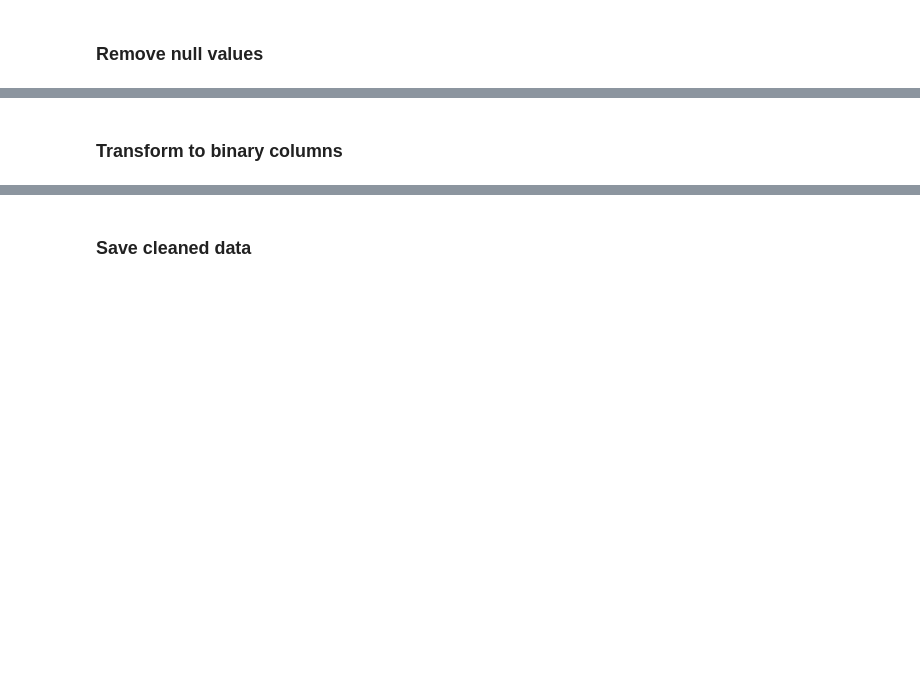
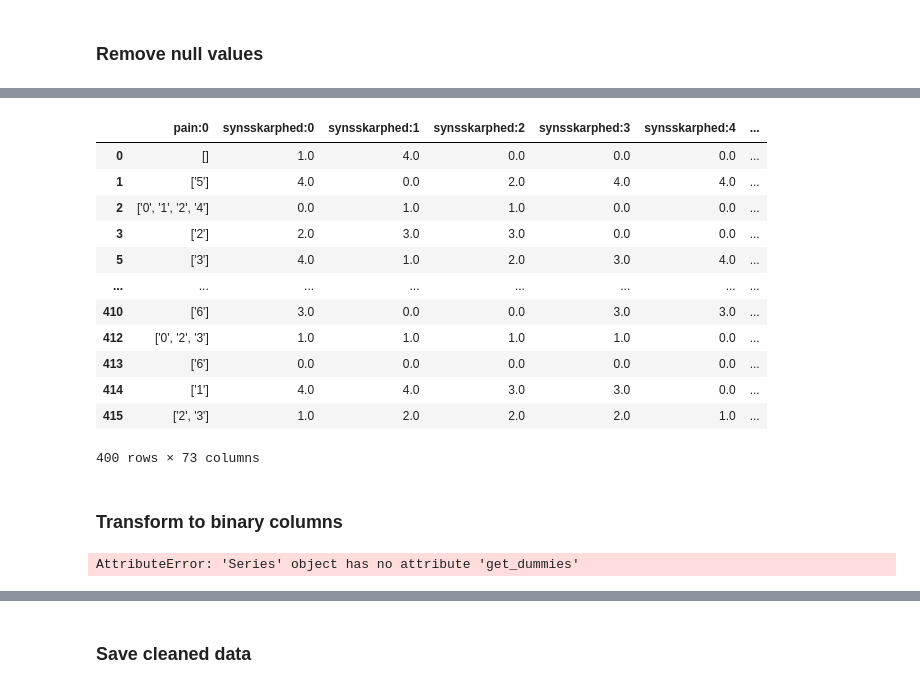
Before and after one commit to krusand/Analyzing-concussions-through-eyetracking-measurements, a Jupyter notebook: SurveyResponses.ipynb, the cells around one changed output, grey strips where cells are left out. Drawn from its saved outputs; the diff is of its cells as text; code cells hidden in the pictures; blank space fills up the shorter version.

Commit message:
Corrected errors

```diff
--- a/SurveyResponses.ipynb
+++ b/SurveyResponses.ipynb
@@ -271,11 +324,7 @@ plt.hist(col_nan_count/n_rows);
 # %%
-# Remove rows with participant that have answered less than 60 % of the questions
-m = row_nan_count <= round(n_cols*0.60)
-data_rm_rows = data[m]
+# Remove columns with questions answered by less than 60 % of the participants
+m = col_nan_count <= round(n_rows*0.40)
+data_rm_rows_cols = data_rm_rows.loc[:,m]
-# %%
-# Remove columns with questions answered by less than 60 % of the participants
-m = col_nan_count <= round(n_rows*0.60)
-data_rm_rows_cols = data.loc[:,m]
 # %%
 data_rm_rows_cols.shape
 # %% [output]
@@ -283,2 +353,18 @@ data_rm_rows_cols.shape
+# %%
+data_rm_rows_cols
+# %% [output]
+|  | pain:0 | synsskarphed:0 | synsskarphed:1 | synsskarphed:2 | synsskarphed:3 | synsskarphed:4 | ... |
+| 0 | [] | 1.0 | 4.0 | 0.0 | 0.0 | 0.0 | ... |
+| 1 | ['5'] | 4.0 | 0.0 | 2.0 | 4.0 | 4.0 | ... |
+| 2 | ['0', '1', '2', '4'] | 0.0 | 1.0 | 1.0 | 0.0 | 0.0 | ... |
+| 3 | ['2'] | 2.0 | 3.0 | 3.0 | 0.0 | 0.0 | ... |
+| 5 | ['3'] | 4.0 | 1.0 | 2.0 | 3.0 | 4.0 | ... |
+| ... | ... | ... | ... | ... | ... | ... | ... |
+| 410 | ['6'] | 3.0 | 0.0 | 0.0 | 3.0 | 3.0 | ... |
+| 412 | ['0', '2', '3'] | 1.0 | 1.0 | 1.0 | 1.0 | 0.0 | ... |
+| 413 | ['6'] | 0.0 | 0.0 | 0.0 | 0.0 | 0.0 | ... |
+| 414 | ['1'] | 4.0 | 4.0 | 3.0 | 3.0 | 0.0 | ... |
+| 415 | ['2', '3'] | 1.0 | 2.0 | 2.0 | 2.0 | 1.0 | ... |
+400 rows × 73 columns
 # %% [markdown]
 ### Transform to binary columns
@@ -287,0 +371,15 @@ data_encoded = data_encoded["category"].get_dummies() # This might not work ^??
+# %%
+import ast
+
+pain = data_rm_rows_cols['pain:0']
+category = data_rm_rows_cols.filter(['category'])
+data_rm_rows_cols = data_rm_rows_cols.drop(["pain:0", "category"], axis=1)
+
+pain = pain.apply(ast.literal_eval).apply(lambda x: '|'.join(x)).str.get_dummies()
+pain.columns = [f"pain:{v}" for v in pain.columns]
+
+category = category.get_dummies() # This might not work ^??
+
+data_encoded = pd.concat([data_rm_rows_cols, pain, category], axis=1)
+# %% [output]
+AttributeError: 'Series' object has no attribute 'get_dummies'
```
Also changed, not shown: parts of 22 cells of this notebook.
